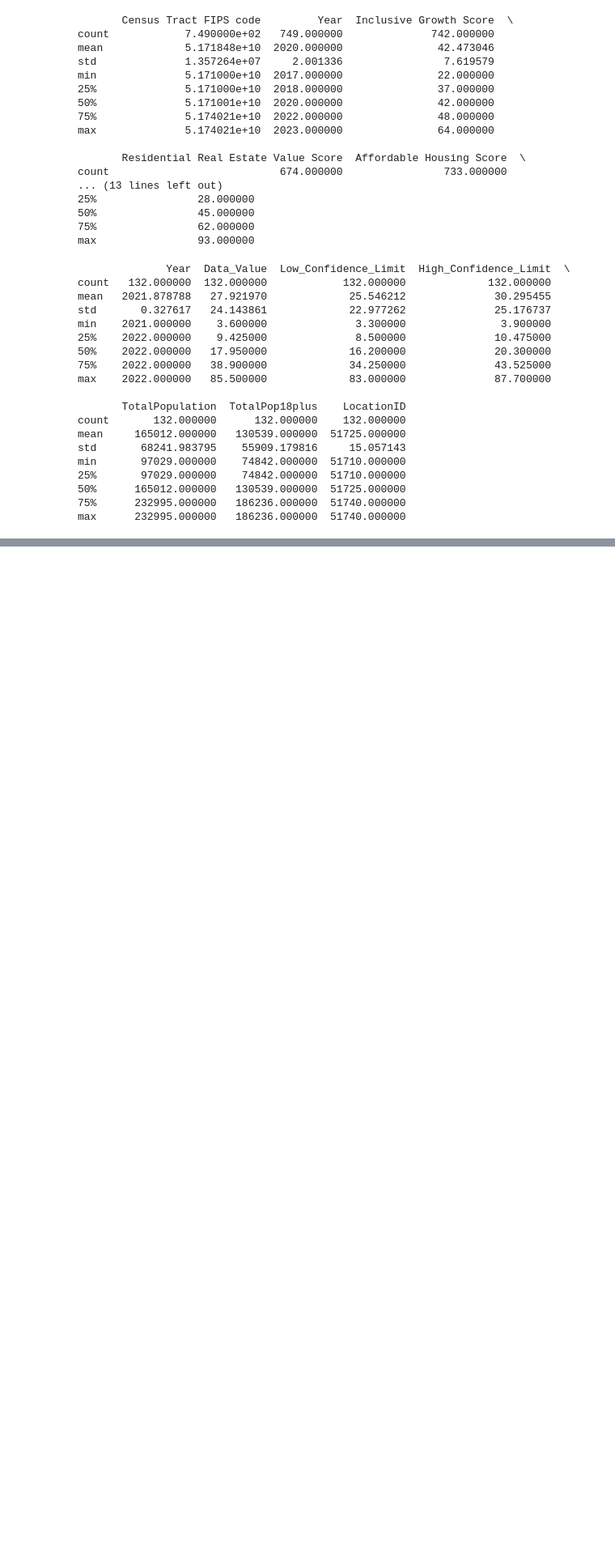
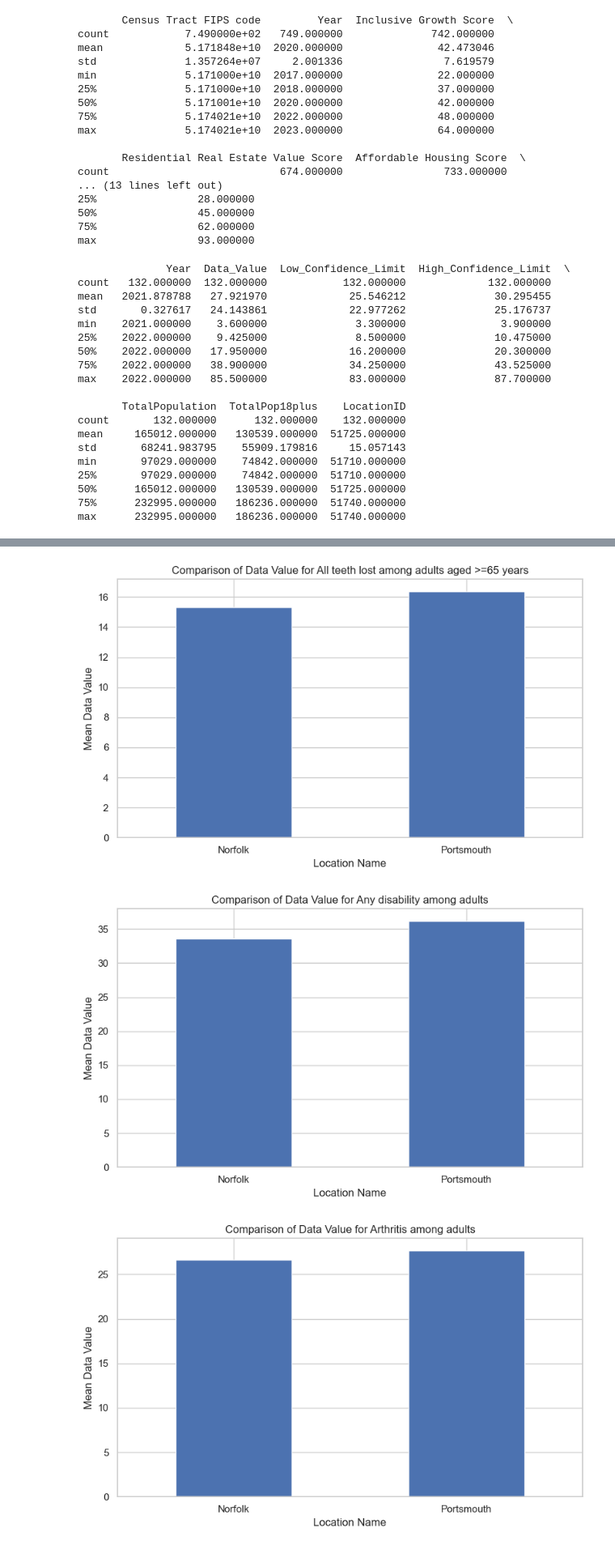
Before and after one commit to coreen-mullen/VikingStorm, a Jupyter notebook: VIKINGSTORM.ipynb, the cells around one changed output, grey strips where cells are left out. Shown at 81% size. Cells and saved outputs as stored; diff of their text form; code cells hidden in the pictures; blank space fills up the shorter version.

```diff
--- a/VIKINGSTORM.ipynb
+++ b/VIKINGSTORM.ipynb
@@ -162,6 +256,8 @@ min       97029.000000    74842.000000  51710.000000
 75%      232995.000000   186236.000000  51740.000000
 max      232995.000000   186236.000000  51740.000000
 # %%
-IGS_data['Census Tract FIPS code'] = IGS_data['Census Tract FIPS code'].astype(str)
-Va_data['LocationID'] = Va_data['LocationID'].astype(str)
+# Filtering only the 2021 and 2022 data so that it will merge with the health data easier
+IGS_data['Year'] = IGS_data['Year'].astype(int)
+IGS_2122 = IGS_data.loc[IGS_data['Year'].isin([2021, 2022])]
+IGS_2122
 # %% [output]
@@ -284,0 +348,20 @@ plt.show()
+# %%
+for measure in filtered_data.columns:
+    # Plotting a bar graph for each measure
+    ax = pivoted_data[[measure]].plot(kind='bar', figsize=(8, 5), legend=False)
+
+    # Add title and labels
+    plt.title(f'Comparison of Data Value for {measure}')
+    plt.ylabel('Mean Data Value')
+    plt.xlabel('Location Name')
+
+    # Ensure x-axis labels are horizontal
+    plt.xticks(rotation=0)
+
+    # Show the plot
+    plt.tight_layout()
+    plt.show()
+# %% [output]
+[figure, added]
+[figure, added]
+[figure, added]
```
Also changed, not shown: parts of 14 cells of this notebook.
